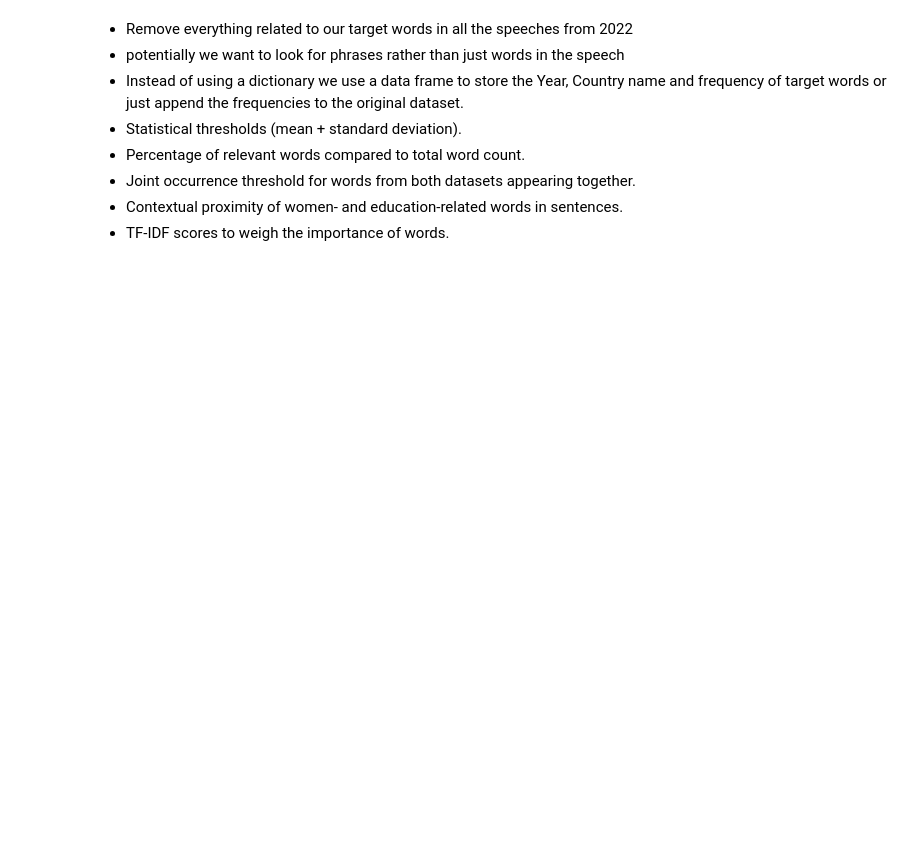
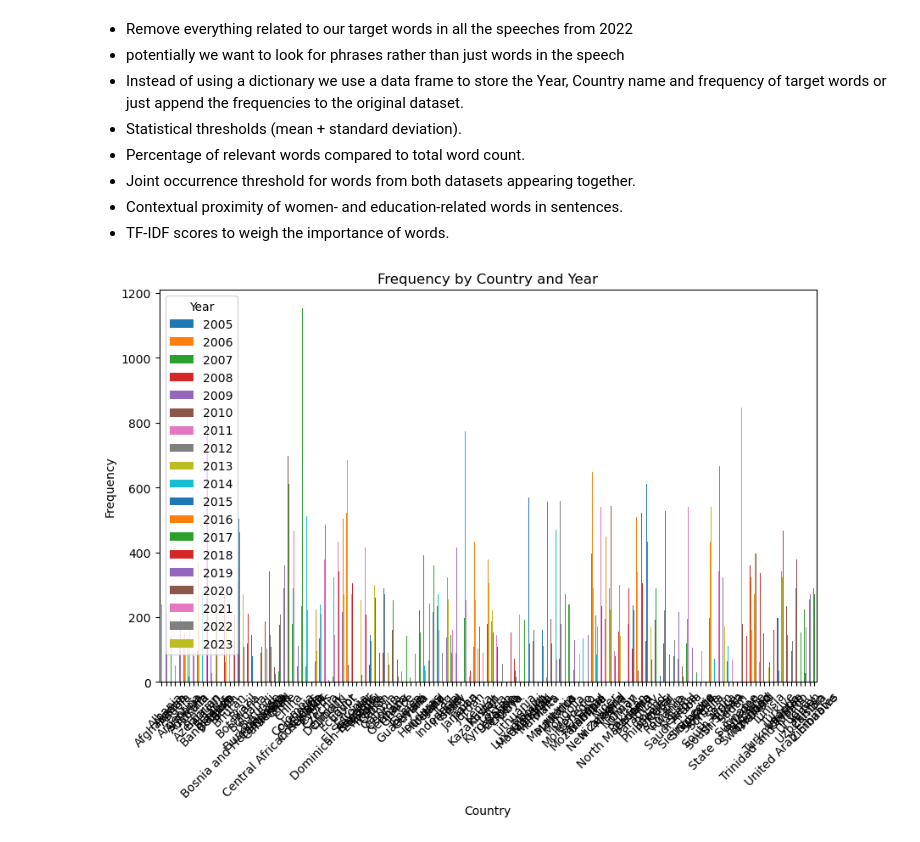
Before and after one commit to KonstantinidouCh/UN-Female-Education, a Jupyter notebook: notebooks/Exploratory Question.ipynb, the cells around one changed output. Saved outputs shown, nothing was run; the diff lists cells and outputs as text; code cells hidden in the pictures; blank space fills up the shorter version.

Commit message:
added some chart features to map some things

```diff
--- a/notebooks/Exploratory Question.ipynb
+++ b/notebooks/Exploratory Question.ipynb
@@ -505,14 +503,24 @@ print(target_set_education.intersection(words), target_set_female.intersection(w
 # %%
 # plot the words to visually see if each year has a pattern
 import matplotlib.pyplot as plt
 
 # 3. Arrange data in feature matrix (or vector if just 1 feature) and Target array
-reset_index = tt2_df.reset_index()
+reset_index = final_df.reset_index()
+
+reset_index.groupby(['Country name', 'Year'])['freq'].sum().unstack().plot(kind='bar', figsize=(10, 6))
+
+plt.title('Frequency by Country and Year')
+plt.ylabel('Frequency')
+plt.xlabel('Country')
+plt.xticks(rotation=45)
+plt.show()
 
 # Use the positional index for x-axis and 'value' column for y-axis
-plt.scatter(reset_index.index, reset_index['freq'])
-plt.xlabel('Index')
-plt.ylabel('Value')
-plt.show()
+#plt.scatter(reset_index.index, reset_index['freq'])
+#plt.xlabel('Index')
+#plt.ylabel('Value')
+#plt.show()
 
 # maybe a heat map will be better?
+# %% [output]
+[figure, added]
```
Also changed, not shown: parts of 9 cells of this notebook.
